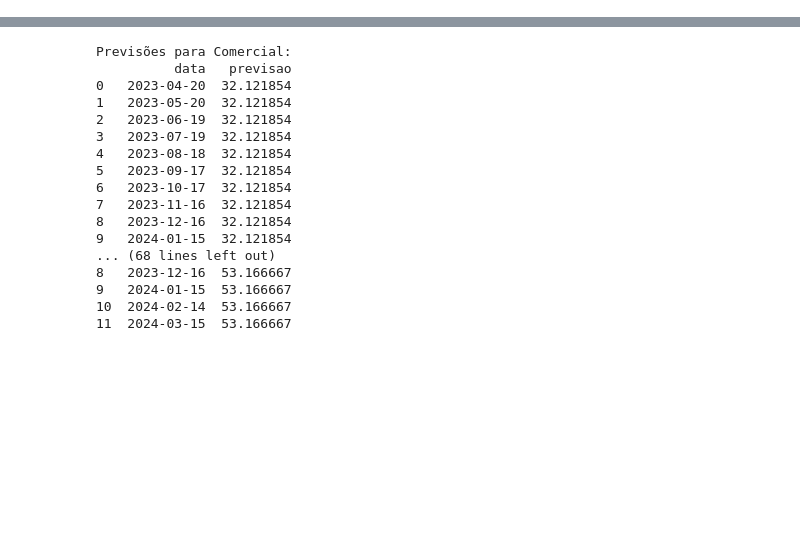
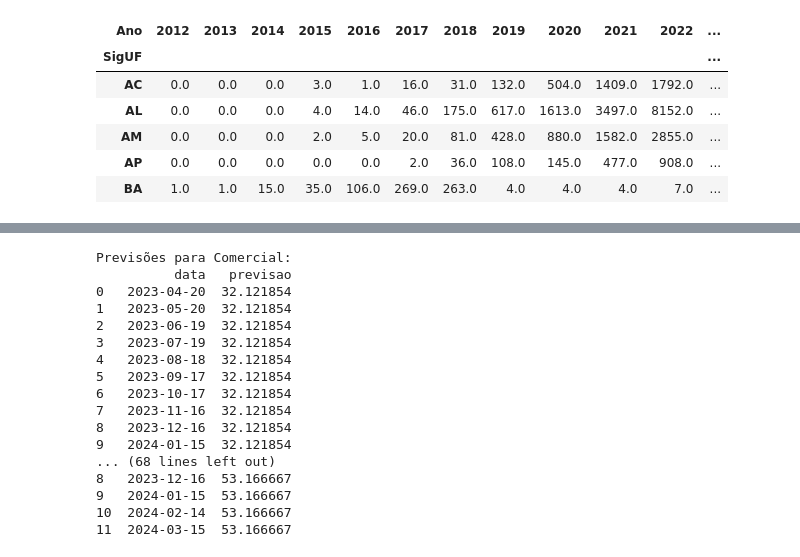
Before and after one commit to gabriel1berto/Aneel_, a Jupyter notebook: Codigos/Desafio 1.ipynb, the cells around one changed output, grey strips where cells are left out. Drawn from its saved outputs; the diff is of its cells as text; code cells hidden in the pictures; blank space fills up the shorter version.

```diff
--- a/Codigos/Desafio 1.ipynb
+++ b/Codigos/Desafio 1.ipynb
@@ -154,0 +108,26 @@ fig.show()
+# %%
+
+##___________MATRIZES_____________##
+
+df['Mes'] = pd.DatetimeIndex(df['DthAtualizaCadastralEmpreend']).month
+df['Ano'] = pd.DatetimeIndex(df['DthAtualizaCadastralEmpreend']).year
+
+counts = df_clean.groupby(['Ano', 'SigUF', 'DscClasseConsumo']).agg({'NumCPFCNPJ': 'nunique'}).reset_index()
+tabela = counts.groupby(['Ano', 'SigUF'])['NumCPFCNPJ'].sum().reset_index()
+matriz = tabela.pivot(index='SigUF', columns='Ano', values='NumCPFCNPJ')
+
+matriz['Total'] = matriz.sum(axis=1)
+matriz = matriz.fillna(0)
+
+matriz_tx = matriz.iloc[:, :-1].pct_change(axis=1) * 100
+matriz_tx= matriz.applymap(lambda x: '{:.0f}%'.format(x) if not np.isinf(x) else '∞')
+
+matriz
+# %% [output]
+| Ano | 2012 | 2013 | 2014 | 2015 | 2016 | 2017 | 2018 | 2019 | 2020 | 2021 | 2022 | ... |
+| SigUF |  |  |  |  |  |  |  |  |  |  |  | ... |
+| AC | 0.0 | 0.0 | 0.0 | 3.0 | 1.0 | 16.0 | 31.0 | 132.0 | 504.0 | 1409.0 | 1792.0 | ... |
+| AL | 0.0 | 0.0 | 0.0 | 4.0 | 14.0 | 46.0 | 175.0 | 617.0 | 1613.0 | 3497.0 | 8152.0 | ... |
+| AM | 0.0 | 0.0 | 0.0 | 2.0 | 5.0 | 20.0 | 81.0 | 428.0 | 880.0 | 1582.0 | 2855.0 | ... |
+| AP | 0.0 | 0.0 | 0.0 | 0.0 | 0.0 | 2.0 | 36.0 | 108.0 | 145.0 | 477.0 | 908.0 | ... |
+| BA | 1.0 | 1.0 | 15.0 | 35.0 | 106.0 | 269.0 | 263.0 | 4.0 | 4.0 | 4.0 | 7.0 | ... |
```
Also changed, not shown: parts of 17 cells of this notebook, 5 other files.
